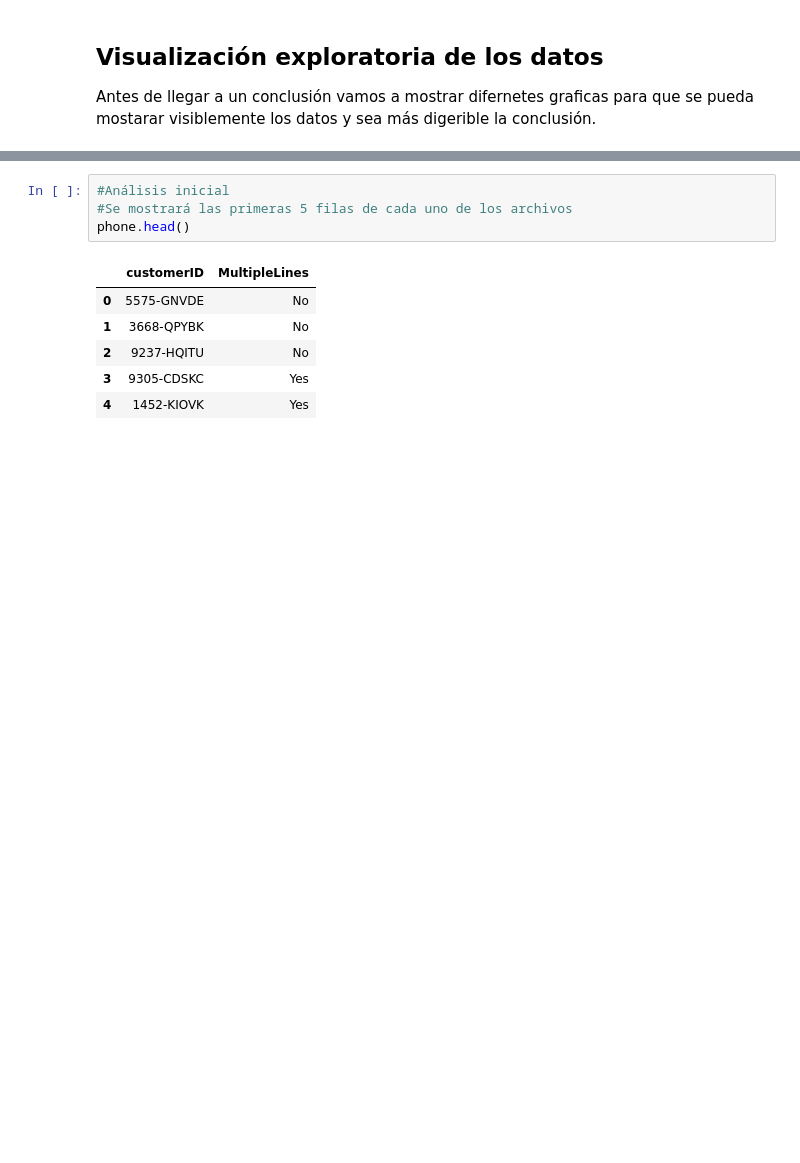
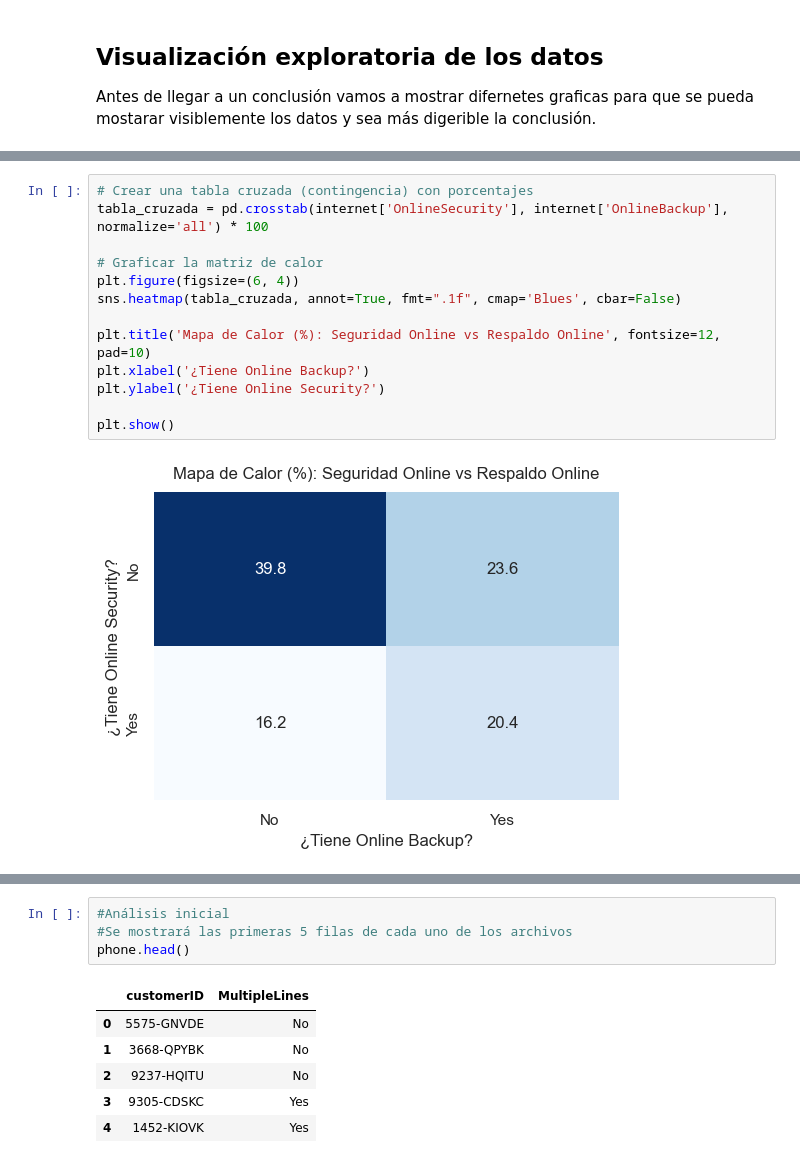
Before and after one commit to Hpaz96/Servicios-de-Interconnect, a Jupyter notebook: notebooks/02_modelo_final.ipynb, the cells around one changed output, grey strips where cells are left out. Saved outputs shown, nothing was run; the diff lists cells and outputs as text; blank space fills up the shorter version.

```diff
--- a/notebooks/02_modelo_final.ipynb
+++ b/notebooks/02_modelo_final.ipynb
@@ -737,0 +779,15 @@ Antes de llegar a un conclusión vamos a mostrar difernetes graficas para que se
+# %%
+# Crear una tabla cruzada (contingencia) con porcentajes
+tabla_cruzada = pd.crosstab(internet['OnlineSecurity'], internet['OnlineBackup'], normalize='all') * 100
+
+# Graficar la matriz de calor
+plt.figure(figsize=(6, 4))
+sns.heatmap(tabla_cruzada, annot=True, fmt=".1f", cmap='Blues', cbar=False)
+
+plt.title('Mapa de Calor (%): Seguridad Online vs Respaldo Online', fontsize=12, pad=10)
+plt.xlabel('¿Tiene Online Backup?')
+plt.ylabel('¿Tiene Online Security?')
+
+plt.show()
+# %% [output]
+[figure, added]
```
Also changed, not shown: parts of 29 cells of this notebook.
